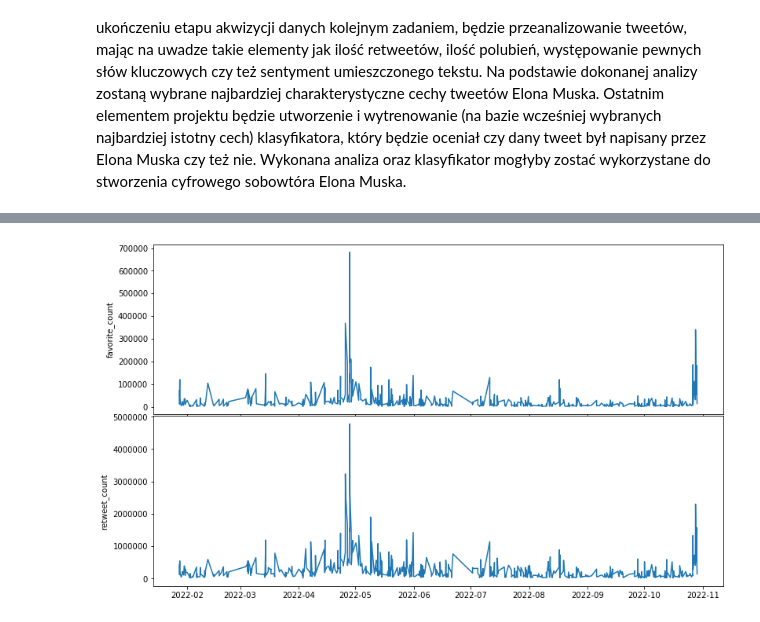
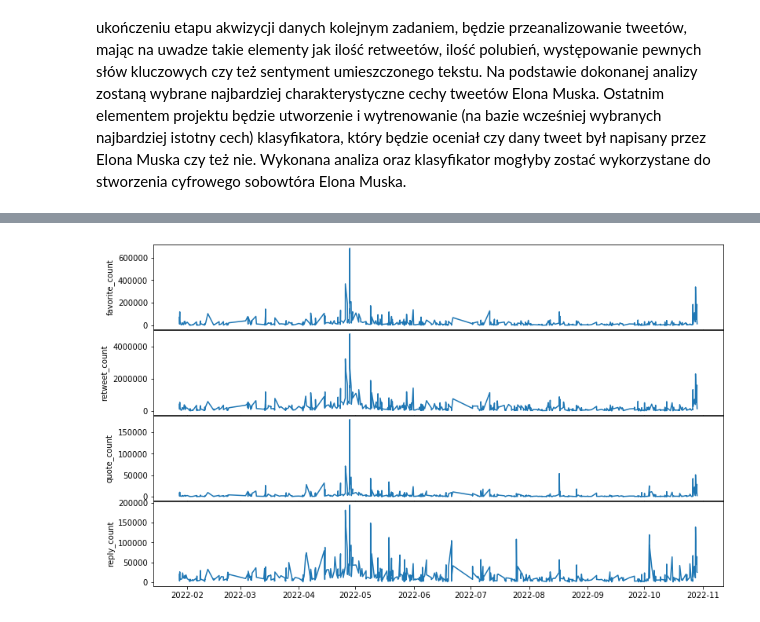
Before and after one commit to Wiktor-99/MAED, a Jupyter notebook: elon_musk_tweet_classification.ipynb, the cells around one changed output, grey strips where cells are left out. Saved outputs shown, nothing was run; the diff lists cells and outputs as text; code cells hidden in the pictures.

Commit message:
Add extra data

```diff
--- a/elon_musk_tweet_classification.ipynb
+++ b/elon_musk_tweet_classification.ipynb
@@ -33,13 +33,13 @@ client = tweepy.Client(bearer_token)
 # %%
 user = 'elonmusk'
 id = client.get_user(username=user)
-
+tweet_fields=['id', 'created_at', 'public_metrics', 'text', 'source', 'possibly_sensitive', 'lang', 'entities', 'context_annotations']
 
 all_tweets = []
 paginator = tweepy.Paginator(
     client.get_users_tweets,
-    str(id.data.id),
+    id = str(id.data.id),
     exclude=['retweets', 'replies'],
-    tweet_fields=['id', 'created_at', 'public_metrics', 'text'])
+    tweet_fields=tweet_fields)
 
 all_tweets = [ tweet for tweet in paginator.flatten()]
@@ -57,14 +59,41 @@ def get_tweet_sentiment(tweet):
         else:
             return 'negative'
 # %%
+def get_value_from_dict(tweet, name='annotations'):
+    dict = tweet.entities
+    if dict is not None:
+        dict = dict.get(name)
+        if dict is not None:
+            return dict[0]['probability'], dict[0]['normalized_text']
+    return None
+
+
+columns=["id",
+    "created_at",
+    "like_count",
+    "retweet_count",
+    'reply_count',
+    'quote_count',
+    "text",
+    "sentiment",
+    'source',
+    'possibly_sensitive',
+    'lang']
+
 outtweets = [[tweet.id,
               tweet.created_at,
               tweet.public_metrics['retweet_count'],
               tweet.public_metrics['like_count'],
+              tweet.public_metrics['reply_count'],
+              tweet.public_metrics['quote_count'],
               clean_tweet(tweet.text),
-              get_tweet_sentiment(tweet.text)]
+              get_tweet_sentiment(tweet.text),
+              tweet.source,
+              tweet.possibly_sensitive,
+              tweet.lang]
              for idx,tweet in enumerate(all_tweets)]
-df = pd.DataFrame(outtweets,columns=["id","created_at","favorite_count","retweet_count", "text","sentiment"])
+
+df = pd.DataFrame(outtweets,columns=columns)
 df.to_csv('user_data/%s_tweets.csv' % user,index=False)
 df.head(len(outtweets))
 # %% [output]
@@ -84,15 +169,15 @@ df.head(len(outtweets))
 # %%
-ylabels = ["favorite_count","retweet_count"]
+ylabels = ["favorite_count","retweet_count", 'quote_count', 'reply_count']
 
 fig = plt.figure(figsize=(13,8))
 fig.subplots_adjust(hspace=0.01,wspace=0.01)
 
 n_row = len(ylabels)
 n_col = 1
 for count, ylabel in enumerate(ylabels):
     ax = fig.add_subplot(n_row,n_col,count+1)
     ax.plot(df["created_at"],df[ylabel])
     ax.set_ylabel(ylabel)
 plt.show()
 # %% [output]
-[figure, old version]
+[figure, new version]
```
Also changed, not shown: parts of 4 cells of this notebook, 1 other file.
